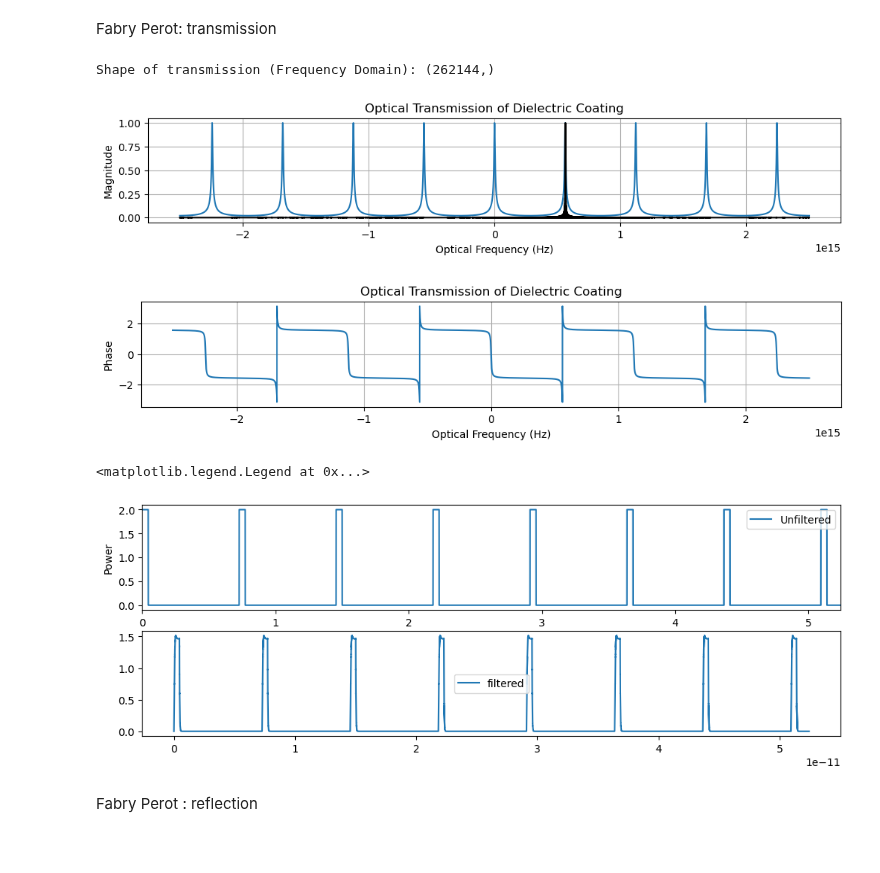
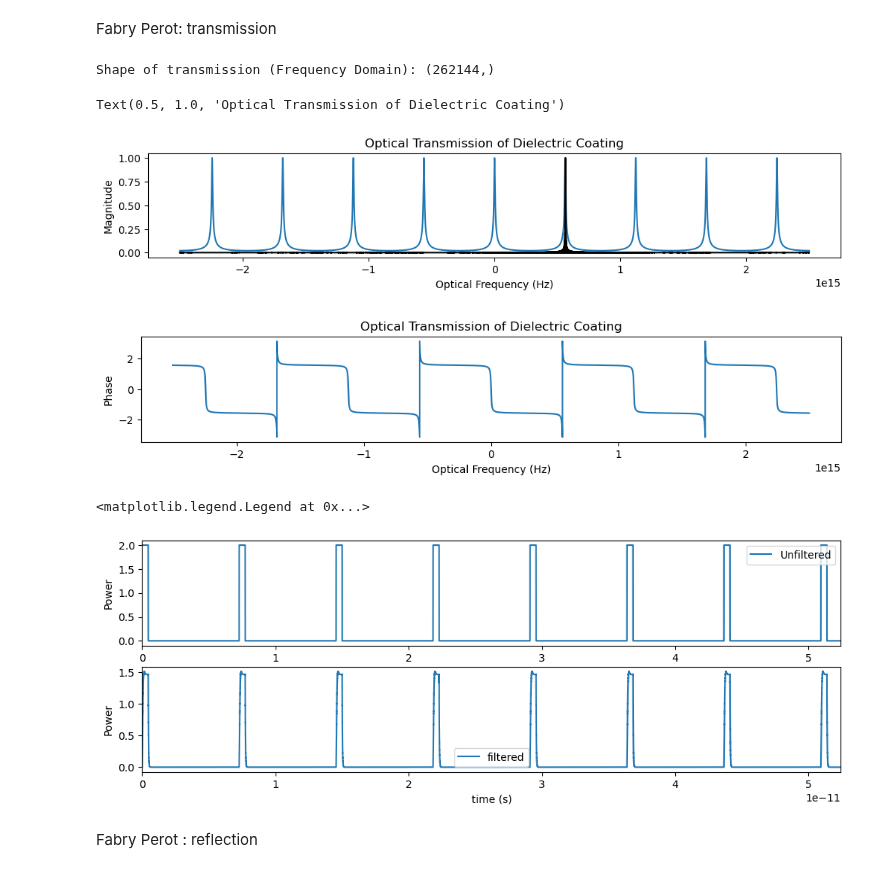
Before and after one commit to tacticstactics/Optical-pulse-broadening, a Jupyter notebook: optical_pulse_broadening_optical_filter.ipynb, the cells around one changed output. Drawn from its saved outputs; the diff is of its cells as text; code cells hidden in the pictures.

```diff
--- a/optical_pulse_broadening_optical_filter.ipynb
+++ b/optical_pulse_broadening_optical_filter.ipynb
@@ -365,7 +366,6 @@ ax1_1.set_xlabel('Optical Frequency (Hz)')
 ax1_1.set_ylabel('Magnitude')
 ax1_1.set_title('Optical Transmission of Dielectric Coating')
 #ax1_1.set_xlim(200e12, 800e12)
-ax1_1.grid()
 
 fig2 = plt.figure(figsize = (12,4), facecolor='white')
 ax2_1 = fig2.add_subplot(2, 1, 1)
@@ -375,34 +375,34 @@ ax2_1.plot(optical_frequencies, np.angle(transmission_magnitudes_array1))
 ax2_1.set_xlabel('Optical Frequency (Hz)')
 ax2_1.set_ylabel('Phase')
 ax2_1.set_title('Optical Transmission of Dielectric Coating')
-#ax2_1.set_xlim(200e12, 800e12)
-ax2_1.grid()
 # %% [output]
 Shape of transmission (Frequency Domain): (262144,)
+Text(0.5, 1.0, 'Optical Transmission of Dielectric Coating')
 [figure]
-[figure, old version]
+[figure, new version]
 # %%
 Y_freq_0 = fft_modulated_optical_signal
 Y_freq = transmission_magnitudes_array1 * fft_modulated_optical_signal
 
 y_freq_0 = ifft(Y_freq_0)
 y_freq = ifft(Y_freq)
 
 fig2 = plt.figure(figsize = (12,4), facecolor='white')
 ax2_1 = fig2.add_subplot(2, 1, 1)
 ax2_1.plot(tcol, (np.abs(y_freq_0))**2, label='Unfiltered')
 ax2_1.set_xlim(0, t_step * samplerate)
 ax2_1.set_ylabel('Power')
 ax2_1.legend()
 
 ax2_2 = fig2.add_subplot(2, 1, 2)
 ax2_2.plot(tcol, (np.abs(y_freq))**2, label = 'filtered')
 ax2_2.set_xlabel("time (s)")
+ax2_2.set_xlim(0, t_step * samplerate)
 ax2_2.set_ylabel('Power')
 ax2_2.legend()
 # %% [output]
 <matplotlib.legend.Legend at 0x...>
-[figure, old version]
+[figure, new version]
 # %% [markdown]
 Fabry Perot : reflection
 # %%
```
Also changed, not shown: parts of 12 cells of this notebook.
